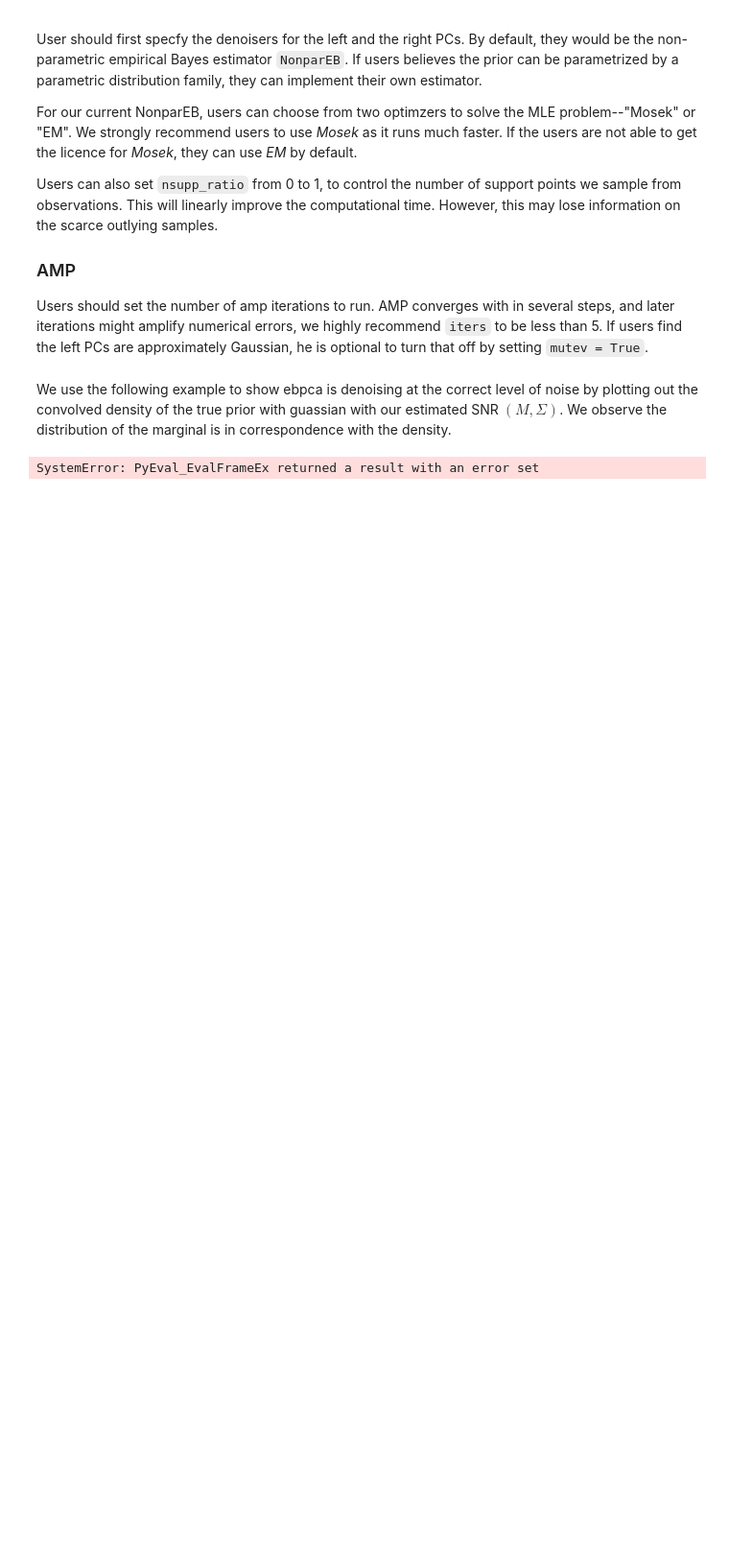
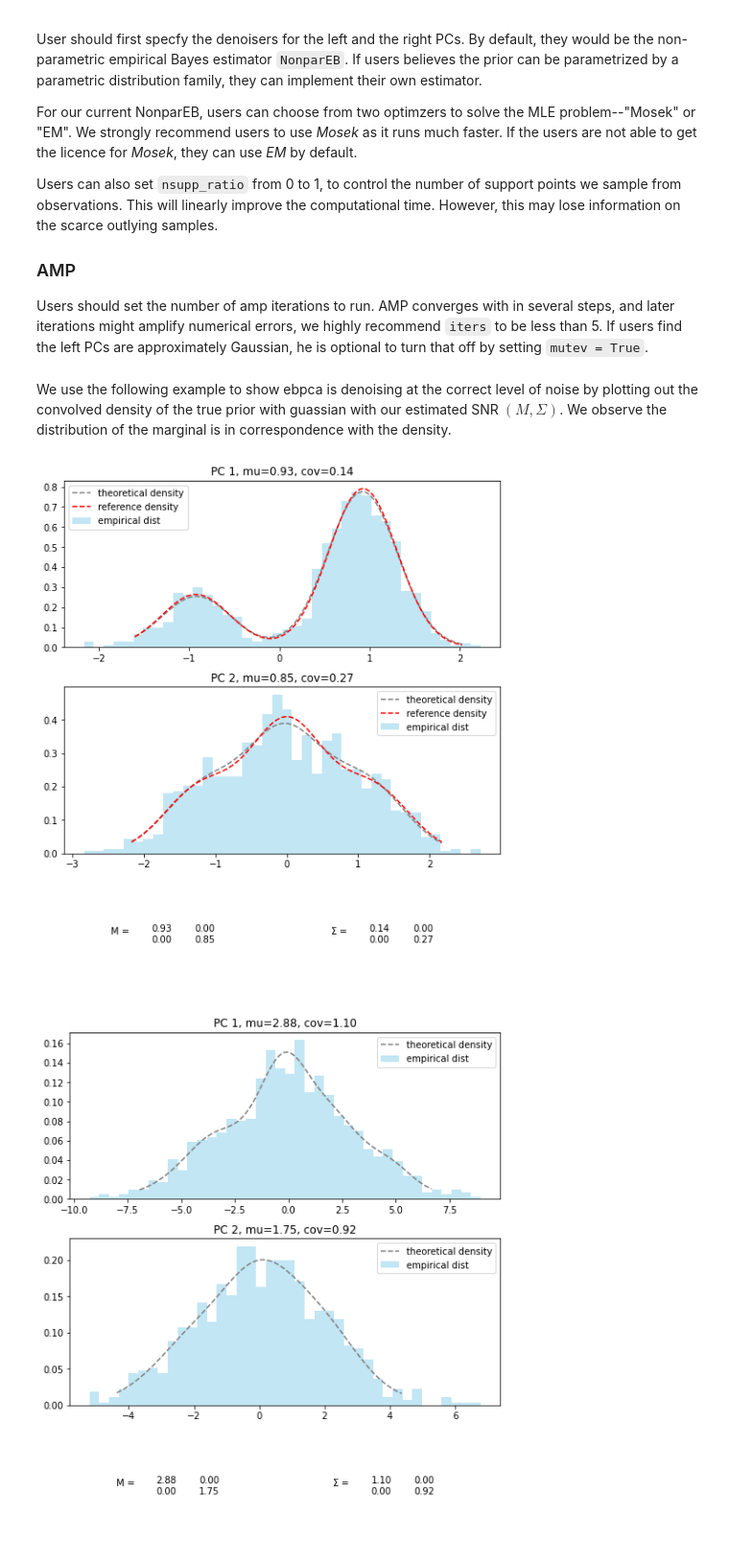
Before and after one commit to TraceyZhong/EBPCA, a Jupyter notebook: tutorial.ipynb, the cells around one changed output. Shown: that part at 96% size. Saved outputs shown, nothing was run; the diff lists cells and outputs as text; code cells hidden in the pictures; blank space fills up the shorter version.

```diff
--- a/tutorial.ipynb
+++ b/tutorial.ipynb
@@ -23,12 +23,12 @@ Vstar = np.random.multivariate_normal(mean = np.array([0,0,0]), cov = np.array([
 Ustar = normalize_pc(Ustar); Vstar = normalize_pc(Vstar)
 signals = [2, 1.8, 0.2]
 
-# Qu = np.array([[1,1],[1,-1],[-1,0],[1,0]])
-# Ustar = np.repeat(Qu, int(n/4), axis = 0)
-# Vstar = np.random.multivariate_normal(mean = np.array([0,0]), cov = np.array([[1,0],[0,1]]), size = int(p))
-# # Vstar = Ustar[:p,:]
-# Ustar = normalize_pc(Ustar); Vstar = normalize_pc(Vstar)
-# signals = [2.5, 1.8]
+Qu = np.array([[1,1],[1,-1],[-1,0],[1,0]])
+Ustar = np.repeat(Qu, int(n/4), axis = 0)
+Vstar = np.random.multivariate_normal(mean = np.array([0,0]), cov = np.array([[1,0],[0,1]]), size = int(p))
+# Vstar = Ustar[:p,:]
+Ustar = normalize_pc(Ustar); Vstar = normalize_pc(Vstar)
+signals = [2.5, 1.8]
 
 # noise part
 tau = 0.9
@@ -88,17 +83,18 @@ We use the following example to show ebpca is denoising at the correct level of
 # %%
 # Ustar is identified up to a flip sign. Thus we may redirect the U's
 from tutorial import redirect_pc
 pcapack_new = pcapack._replace(U = redirect_pc(pcapack.U, Ustar[:,:rank]) )
 
 truePriorLoc = normalize_pc(Qu[:,:rank])
 truePriorWeight = np.full((len(truePriorLoc),), 1/len(truePriorLoc))
 
 from ebpca.empbayes import NonparEBChecker
 from ebpca.amp import ebamp_gaussian_active as ebamp_gaussian
 from ebpca.empbayes import NonparEBActive as NonparEB
 
 udenoiser = NonparEBChecker(truePriorLoc, truePriorWeight , optimizer = "Mosek", to_show = True)
-vdenoiser = NonparEB(optimizer = "Mosek", to_show = True)
+vdenoiser = NonparEB(optimizer = "Mosek", to_show = False)
 U, _ = ebamp_gaussian(pcapack_new, iters=3, udenoiser=udenoiser, vdenoiser=vdenoiser, figprefix="tut", mutev = False)
 # %% [output]
-SystemError: PyEval_EvalFrameEx returned a result with an error set
+[figure, added]
+[figure, added]
```
Also changed, not shown: parts of 3 cells of this notebook, 1 other file.
